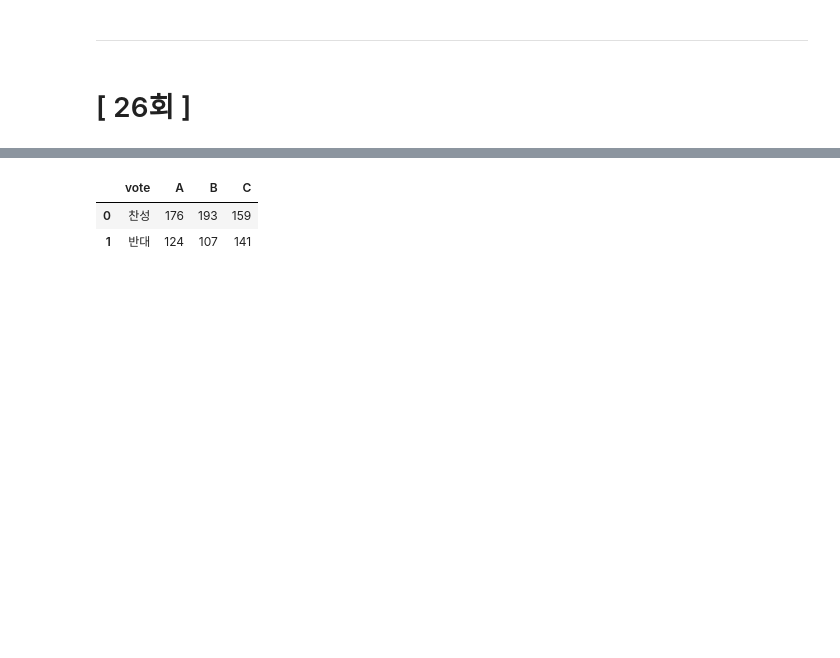
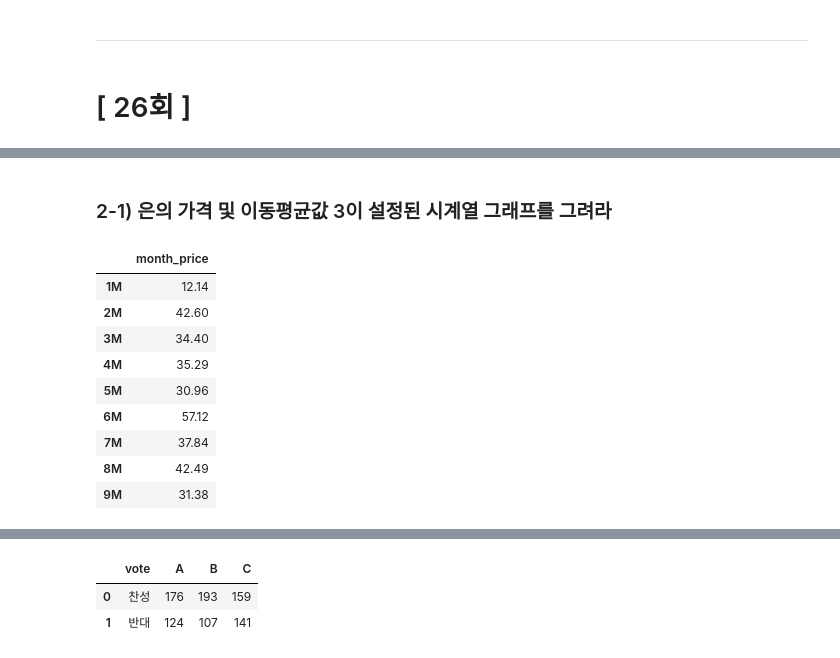
Before and after one commit to Minju-nimm/ADP, a Jupyter notebook: 기출/ADP_통계기출_28_25.ipynb, the cells around one changed output, grey strips where cells are left out. Saved outputs shown, nothing was run; the diff lists cells and outputs as text; code cells hidden in the pictures; blank space fills up the shorter version.

```diff
--- a/기출/ADP_통계기출_28_25.ipynb
+++ b/기출/ADP_통계기출_28_25.ipynb
@@ -26,0 +106,17 @@ warnings.filterwarnings("ignore")
+# %% [markdown]
+### 2-1) 은의 가격 및 이동평균값 3이 설정된 시계열 그래프를 그려라
+# %%
+MA_data = df.transpose()
+MA_data.columns = ["month_price"]
+MA_data
+# %% [output]
+|  | month_price |
+| 1M | 12.14 |
+| 2M | 42.60 |
+| 3M | 34.40 |
+| 4M | 35.29 |
+| 5M | 30.96 |
+| 6M | 57.12 |
+| 7M | 37.84 |
+| 8M | 42.49 |
+| 9M | 31.38 |
```
Also changed, not shown: parts of 27 cells of this notebook.
